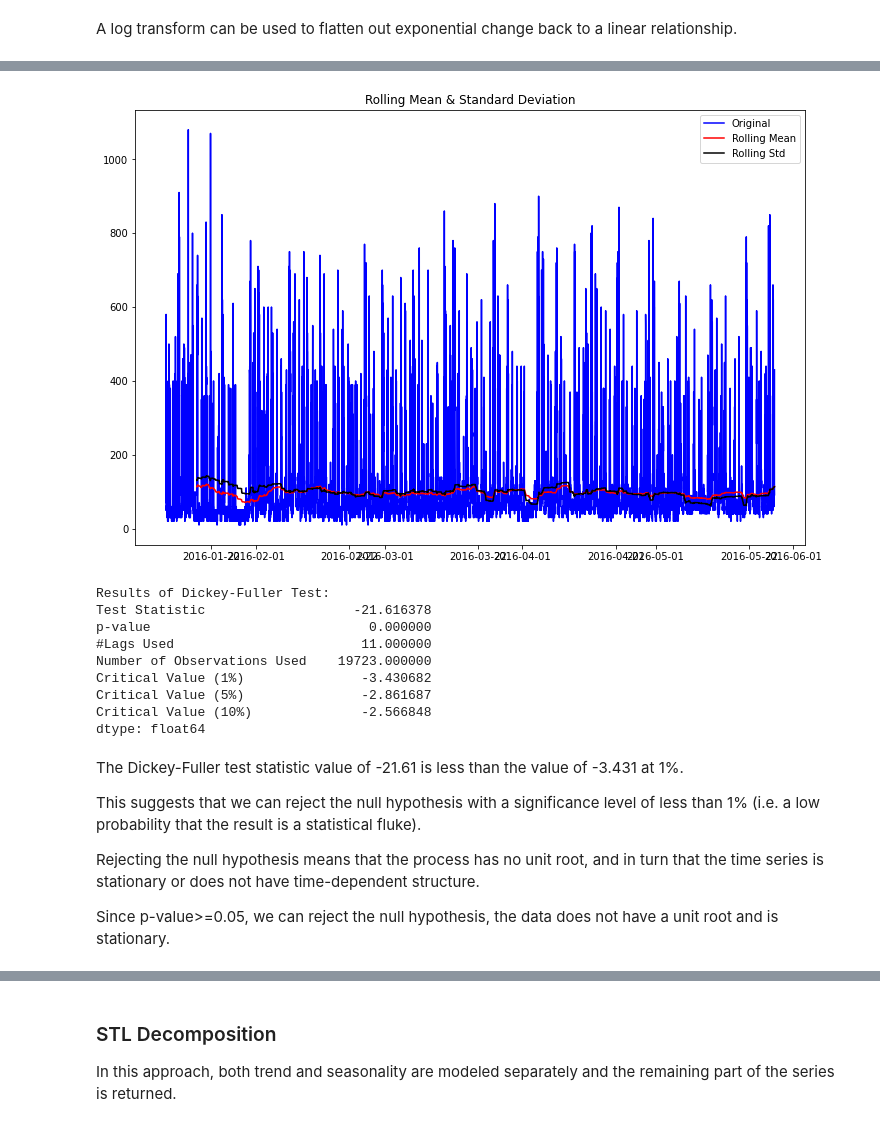
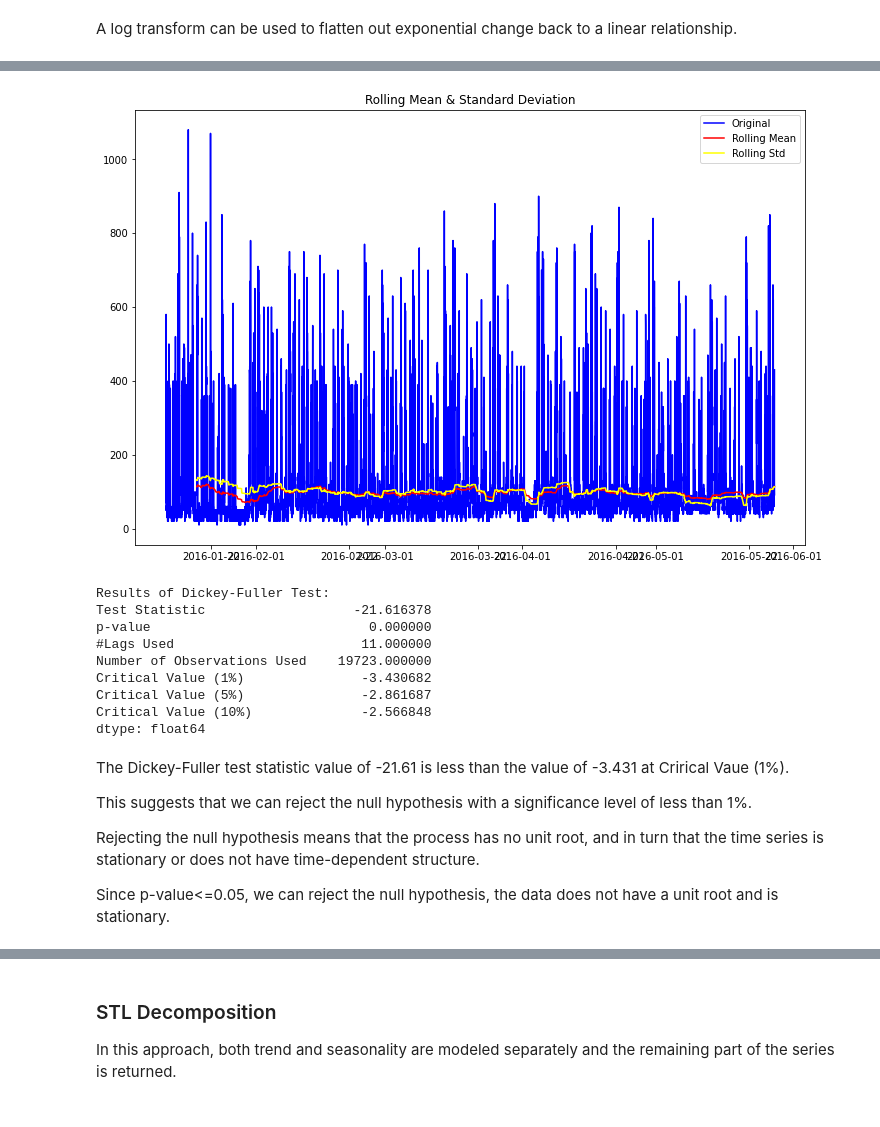
Before and after one commit to ashishlamsal/appliance-energy-prediction, a Jupyter notebook: appliance_energy_prediction.ipynb, the cells around one changed output, grey strips where cells are left out. Saved outputs shown, nothing was run; the diff lists cells and outputs as text; code cells hidden in the pictures.

```diff
--- a/appliance_energy_prediction.ipynb
+++ b/appliance_energy_prediction.ipynb
@@ -509,40 +509,40 @@ def test_stationarity(timeseries):
     # Determing rolling statistics
     rolmean = timeseries.rolling(
         center=False, window=1008
-    ).mean()  # ,weekly seasonal data 6*24*7
+    ).mean()  # weekly seasonal data 6*24*7
     rolstd = timeseries.rolling(center=False, window=1008).std()
 
-    # Plot rolling statistics:
+    # Plot rolling statistics
     fig = plt.figure(figsize=(12, 8))
     orig = plt.plot(timeseries, color="blue", label="Original")
     mean = plt.plot(rolmean, color="red", label="Rolling Mean")
-    std = plt.plot(rolstd, color="black", label="Rolling Std")
+    std = plt.plot(rolstd, color="yellow", label="Rolling Std")
     plt.legend(loc="best")
     plt.title("Rolling Mean & Standard Deviation")
     plt.show()
 
     # Perform Dickey-Fuller test
     print("Results of Dickey-Fuller Test:")
     dftest = adfuller(
         timeseries.Appliances, autolag="AIC"
     )  # gives the exact values actual values and analyzes difference between them
     dfoutput = pd.Series(
         dftest[0:4],
         index=[
             "Test Statistic",
             "p-value",
             "#Lags Used",
             "Number of Observations Used",
         ],
     )
     for key, value in dftest[4].items():
         dfoutput["Critical Value (%s)" % key] = value
     print(dfoutput)
 
 
 test_stationarity(df_ts)
 # %% [output]
-[figure, old version]
+[figure, new version]
 Results of Dickey-Fuller Test:
 Test Statistic                   -21.616378
 p-value                            0.000000
@@ -553,13 +553,13 @@ Critical Value (5%)               -2.861687
 Critical Value (10%)              -2.566848
 dtype: float64
 # %% [markdown]
-The Dickey-Fuller test statistic value of -21.61 is less than the value of -3.431 at 1%.
+The Dickey-Fuller test statistic value of -21.61 is less than the value of -3.431 at Crirical Vaue (1%).
 
-This suggests that we can reject the null hypothesis with a significance level of less than 1% (i.e. a low probability that the result is a statistical fluke).
+This suggests that we can reject the null hypothesis with a significance level of less than 1%.
 
 Rejecting the null hypothesis means that the process has no unit root, and in turn that the time series is stationary or does not have time-dependent structure.
 
-Since p-value>=0.05, we can reject the null hypothesis, the data does not have a unit root and is stationary.
+Since p-value<=0.05, we can reject the null hypothesis, the data does not have a unit root and is stationary.
 # %%
 # Splitting data into Train and test data
 
```
Also changed, not shown: parts of 19 cells of this notebook.
